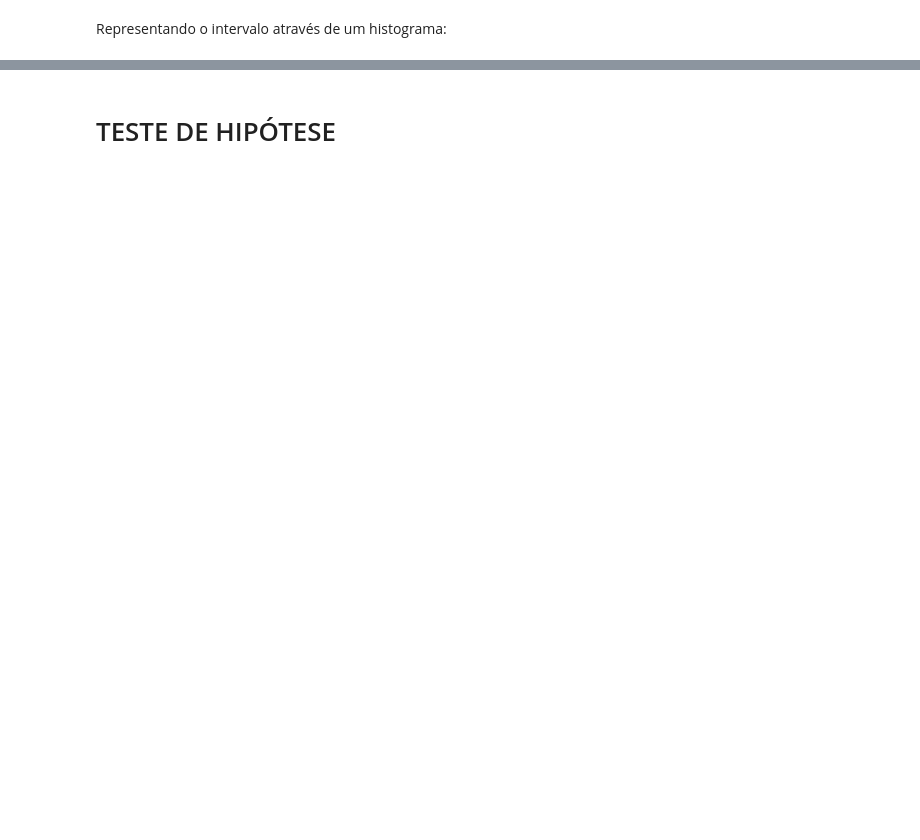
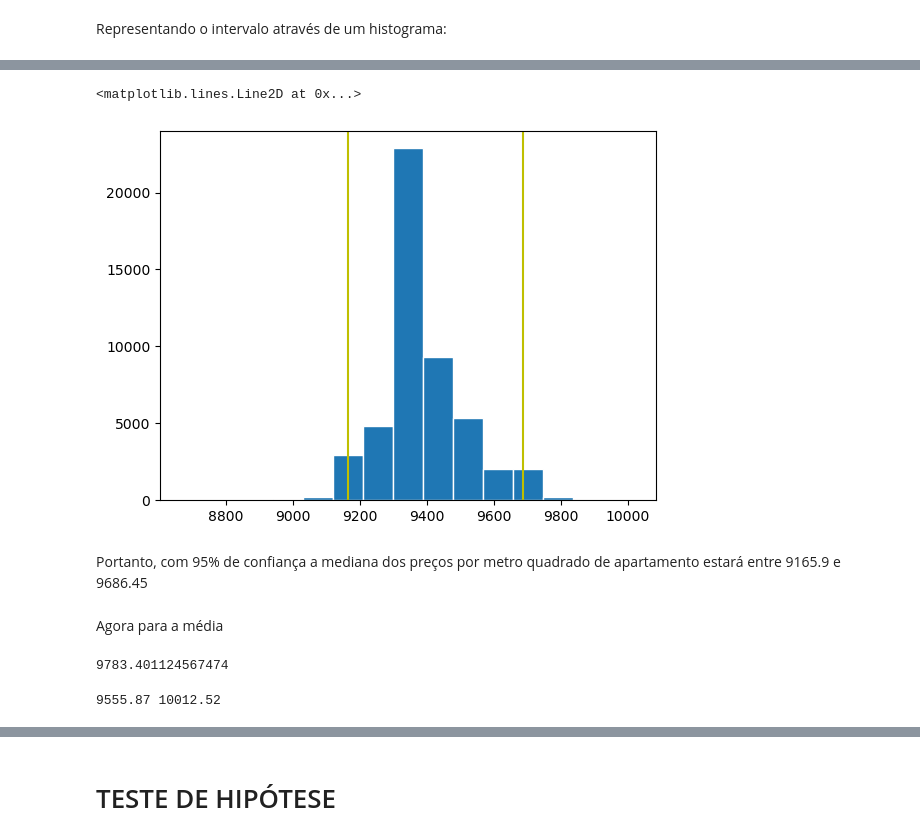
Before and after one commit to arthurlm1234/Estudo-Residencial-BH, a Jupyter notebook: bootstrap.ipynb, the cells around one changed output, grey strips where cells are left out. Drawn from its saved outputs; the diff is of its cells as text; code cells hidden in the pictures; blank space fills up the shorter version.

```diff
--- a/bootstrap.ipynb
+++ b/bootstrap.ipynb
@@ -165,0 +210,6 @@ Chegamos a conclusão, portanto, que, com 95% de confiança, a média do valor d
+# %%
+# Gera uma lista de medianas de 50000 amostras bootstrap
+num_repetitions = 50000
+bstrap_medians = []
+for i in np.arange(num_repetitions):
+    bstrap_medians.append(one_bootstrap_median(dfResidencial, 'Metro quadrado'))
@@ -165,0 +224,15 @@ Chegamos a conclusão, portanto, que, com 95% de confiança, a média do valor d
+# %%
+plt.hist(bstrap_medians, bins=15, edgecolor = 'white')
+plt.axvline(x=left, color='y')
+plt.axvline(x=right, color='y')
+# %% [output]
+<matplotlib.lines.Line2D at 0x...>
+[figure, added]
+# %% [markdown]
+Portanto, com 95% de confiança a mediana dos preços por metro quadrado de apartamento estará entre 9165.9 e 9686.45
+# %% [markdown]
+Agora para a média
+# %%
+dfResidencial['Metro quadrado'].mean()
+# %% [output]
+9783.401124567474
@@ -165,0 +245,8 @@ Chegamos a conclusão, portanto, que, com 95% de confiança, a média do valor d
+# %%
+#calcula o intervalo que contém 95% das medianas calculadas acima
+left = np.percentile(bstrap_means, 2.5)
+right = np.percentile(bstrap_means, 97.5)
+
+print(round(left,2), round(right,2))
+# %% [output]
+9555.87 10012.52
```
Also changed, not shown: parts of 21 cells of this notebook.
